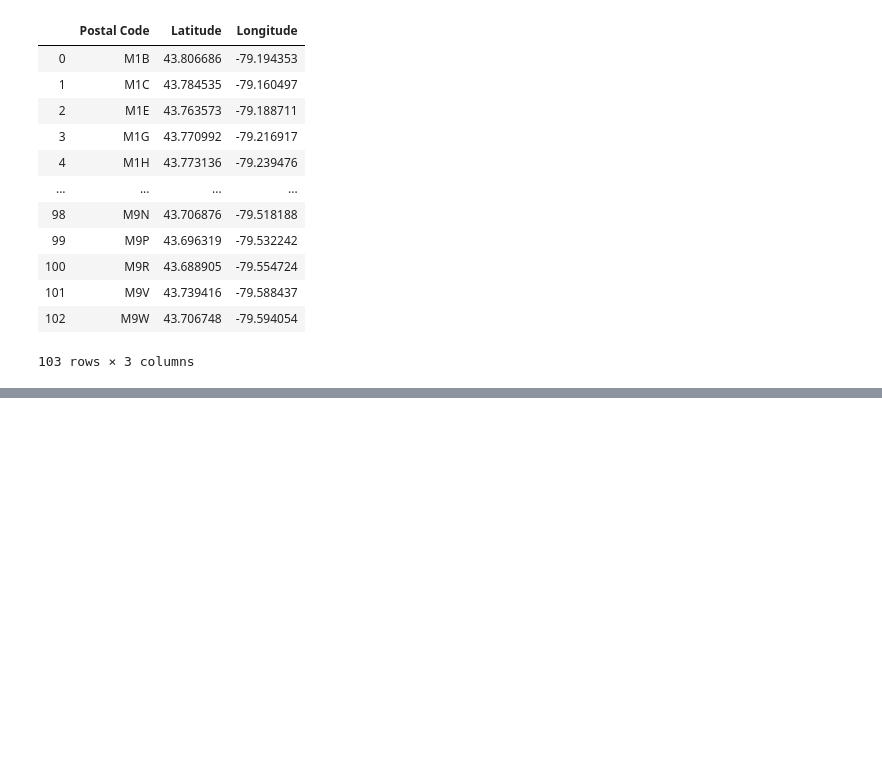
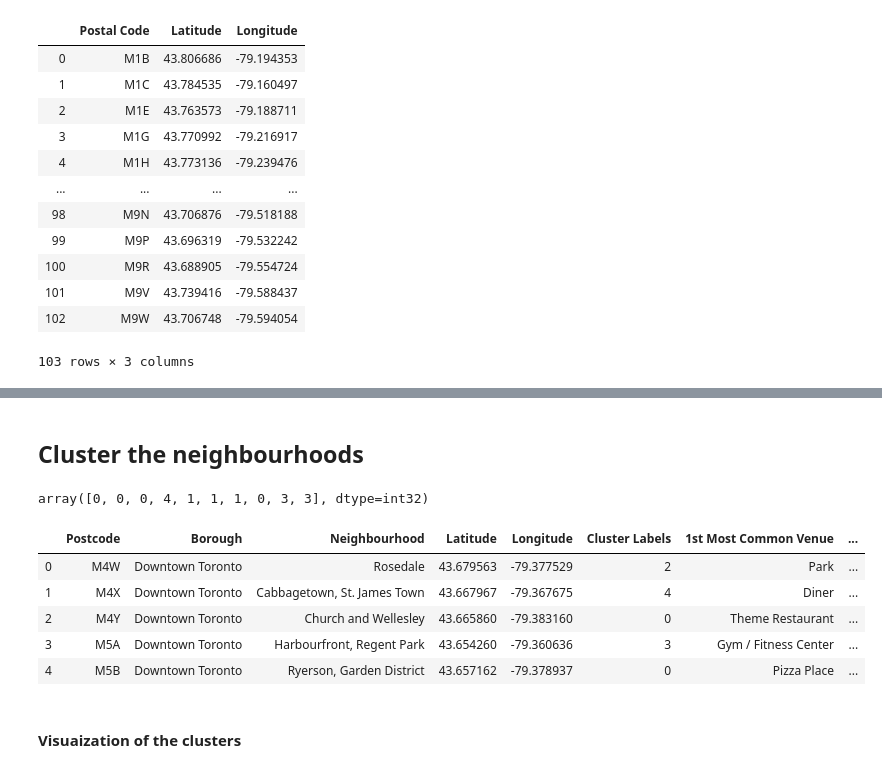
Before and after one commit to LRT-YASH/TestDSRepo, a Jupyter notebook: WK_3_Assignment.ipynb, the cells around one changed output, grey strips where cells are left out. Saved outputs shown, nothing was run; the diff lists cells and outputs as text; code cells hidden in the pictures; blank space fills up the shorter version.

```diff
--- a/WK_3_Assignment.ipynb
+++ b/WK_3_Assignment.ipynb
@@ -162,0 +460,6 @@ Solving environment: /
+# %%
+def return_most_common_venues(row, num_top_venues):
+    row_categories = row.iloc[1:]
+    row_categories_sorted = row_categories.sort_values(ascending=False)
+
+    return row_categories_sorted.index.values[0:num_top_venues]
@@ -162,0 +468,21 @@ Solving environment: /
+# %%
+num_top_venues = 10
+
+indicators = ['st', 'nd', 'rd']
+
+# create columns according to number of top venues
+columns = ['Neighbourhood']
+for ind in np.arange(num_top_venues):
+    try:
+        columns.append('{}{} Most Common Venue'.format(ind+1, indicators[ind]))
+    except:
+        columns.append('{}th Most Common Venue'.format(ind+1))
+
+# create a new dataframe
+Neighbourhoods_venues_sorted = pd.DataFrame(columns=columns)
+Neighbourhoods_venues_sorted['Neighbourhood'] = downtown_grouped['Neighbourhood']
+
+for ind in np.arange(downtown_grouped.shape[0]):
+    Neighbourhoods_venues_sorted.iloc[ind, 1:] = return_most_common_venues(downtown_grouped.iloc[ind, :], num_top_venues)
+
+Neighbourhoods_venues_sorted.head()
@@ -162,0 +496,34 @@ Solving environment: /
+# %% [markdown]
+## Cluster the neighbourhoods
+# %%
+# set number of clusters
+kclusters = 5
+
+downtown_grouped_clustering = downtown_grouped.drop('Neighbourhood', 1)
+
+# run k-means clustering
+kmeans = KMeans(n_clusters=kclusters, random_state=0).fit(downtown_grouped_clustering)
+
+# check cluster labels generated for each row in the dataframe
+kmeans.labels_[0:10]
+# %% [output]
+array([0, 0, 0, 4, 1, 1, 1, 0, 3, 3], dtype=int32)
+# %%
+
+# Neighbourhoods_venues_sorted.insert(0, 'Cluster Labels', kmeans.labels_)
+
+downtown_merged = Toronto_data
+
+# merge toronto_grouped with toronto_data to add latitude/longitude for each Neighbourhood
+downtown_merged = downtown_merged.join(Neighbourhoods_venues_sorted.set_index('Neighbourhood'), on='Neighbourhood')
+
+downtown_merged.head() # check the last columns!
+# %% [output]
+|  | Postcode | Borough | Neighbourhood | Latitude | Longitude | Cluster Labels | 1st Most Common Venue | ... |
+| 0 | M4W | Downtown Toronto | Rosedale | 43.679563 | -79.377529 | 2 | Park | ... |
+| 1 | M4X | Downtown Toronto | Cabbagetown, St. James Town | 43.667967 | -79.367675 | 4 | Diner | ... |
+| 2 | M4Y | Downtown Toronto | Church and Wellesley | 43.665860 | -79.383160 | 0 | Theme Restaurant | ... |
+| 3 | M5A | Downtown Toronto | Harbourfront, Regent Park | 43.654260 | -79.360636 | 3 | Gym / Fitness Center | ... |
+| 4 | M5B | Downtown Toronto | Ryerson, Garden District | 43.657162 | -79.378937 | 0 | Pizza Place | ... |
+# %% [markdown]
+#### Visuaization of the clusters
```
Also changed, not shown: parts of 31 cells of this notebook.
